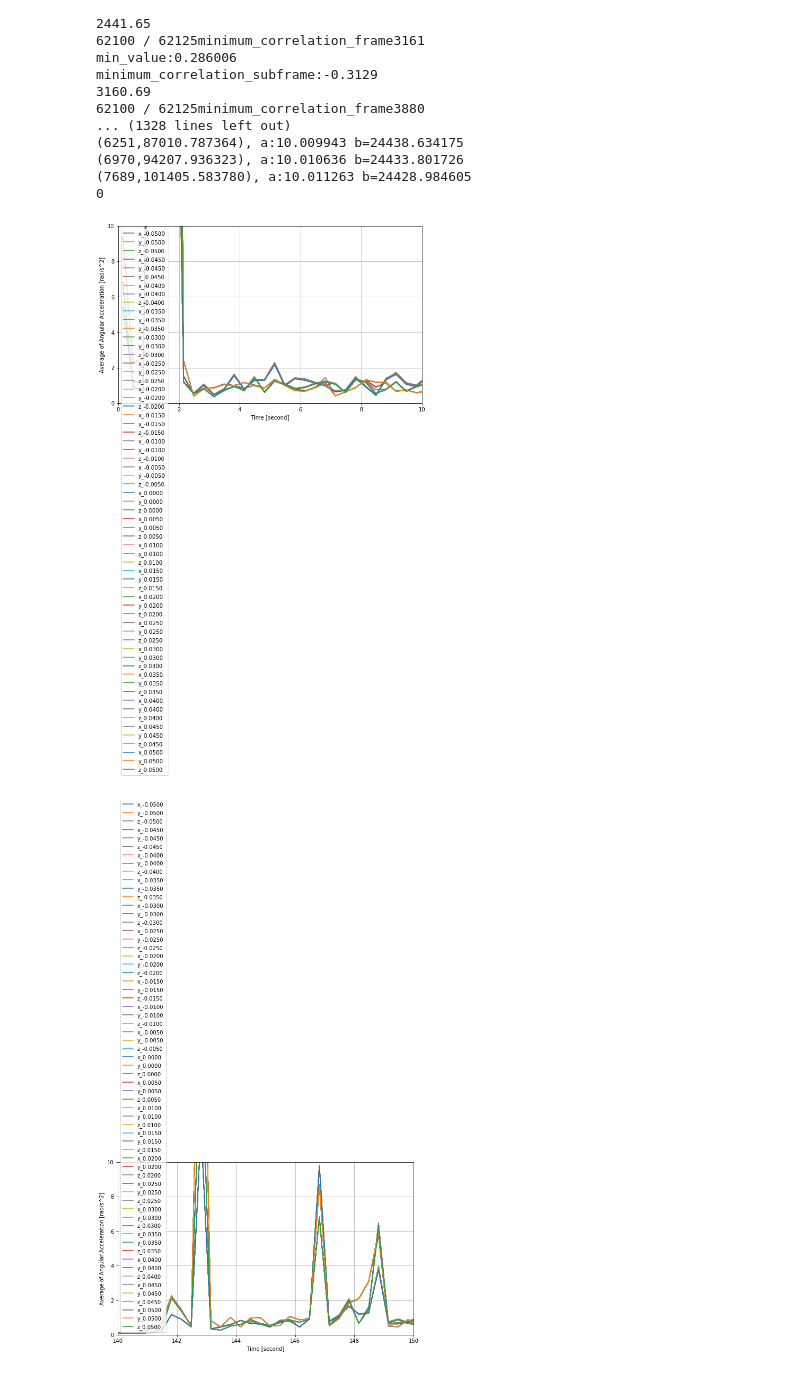
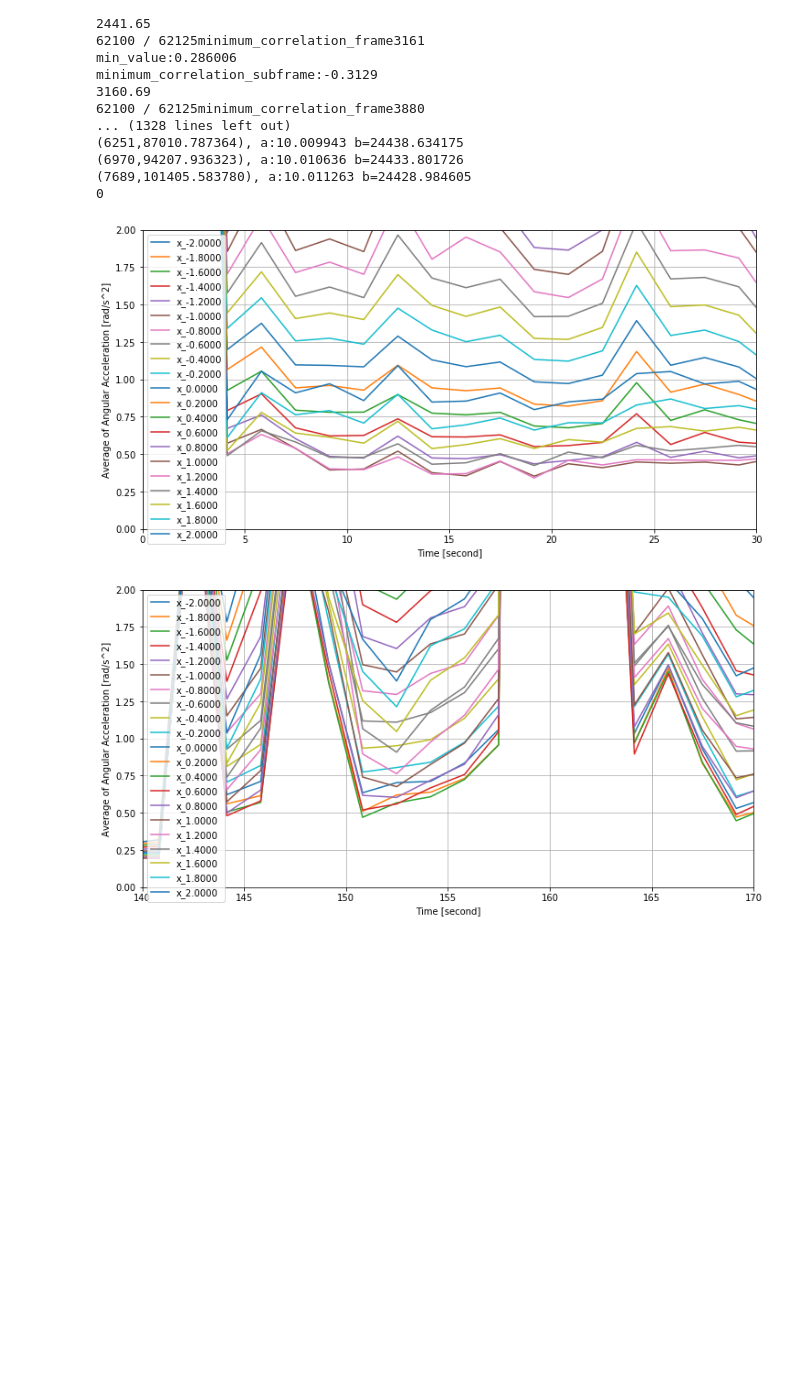
Before and after one commit to yossato/virtualGimbal, a Jupyter notebook: post_processing_software/jupyter/observe_synchronization_and_quality.ipynb, the cells around one changed output. Saved outputs shown, nothing was run; the diff lists cells and outputs as text; code cells hidden in the pictures; blank space fills up the shorter version.

```diff
--- a/post_processing_software/jupyter/observe_synchronization_and_quality.ipynb
+++ b/post_processing_software/jupyter/observe_synchronization_and_quality.ipynb
@@ -68,7 +68,7 @@ def getA4(angular_velocity,sampling_rate, length):
     return time_average, a4
 
 def plotA4s(angular_velocitys,legends=None, sampling_rate=30., length=50,xlim=None,ylim=None):
-    plt.figure(figsize=(10,6))
+    plt.figure(figsize=(12,6))
 
     if legends is not None:
         for av,lb in zip(angular_velocitys,legends):
@@ -192,7 +192,7 @@ def exec_vg_sd(offset):
         print("Error.")
     print(res)
 # %%
-frame_offsets=np.linspace(-0.05,0.05,21)
+frame_offsets=np.linspace(-2.0,2.0,21)
 
 for fo in frame_offsets:
     with open('../build/frame_offset_' + format(fo,'1.4f') + '.json', 'w') as f:
@@ -228,18 +228,18 @@ for fo in frame_offsets:
     data = openCSV('../build/' + numstr + '_warped_estimated_angular_velocity.csv')
     # legendを書く
     legend.append('x_' + numstr)
-    legend.append('y_' + numstr)
-    legend.append('z_' + numstr)
+    # legend.append('y_' + numstr)
+    # legend.append('z_' + numstr)
 
     # データを結合する
     if datas is None:
-        datas = data[1:]
+        datas = data[1:2] # X axis only
     else:
-        datas = np.append(datas,data[1:],axis=0)
+        datas = np.append(datas,data[1:2],axis=0) # X axis only
 # %%
-plotA4s(datas,legend,sampling_rate=30,length=10,xlim=[0,10],ylim=[0,10])
-plotA4s(datas,legend,sampling_rate=30,length=10,xlim=[140,150],ylim=[0,10])
+plotA4s(datas,legend,sampling_rate=30,length=50,xlim=[0,30],ylim=[0,2])
+plotA4s(datas,legend,sampling_rate=30,length=50,xlim=[140,170],ylim=[0,2])
 # %% [output]
-[figure, old version]
+[figure, new version]
-[figure, old version]
+[figure, new version]
 # %%
```
Also changed, not shown: parts of 14 cells of this notebook.
